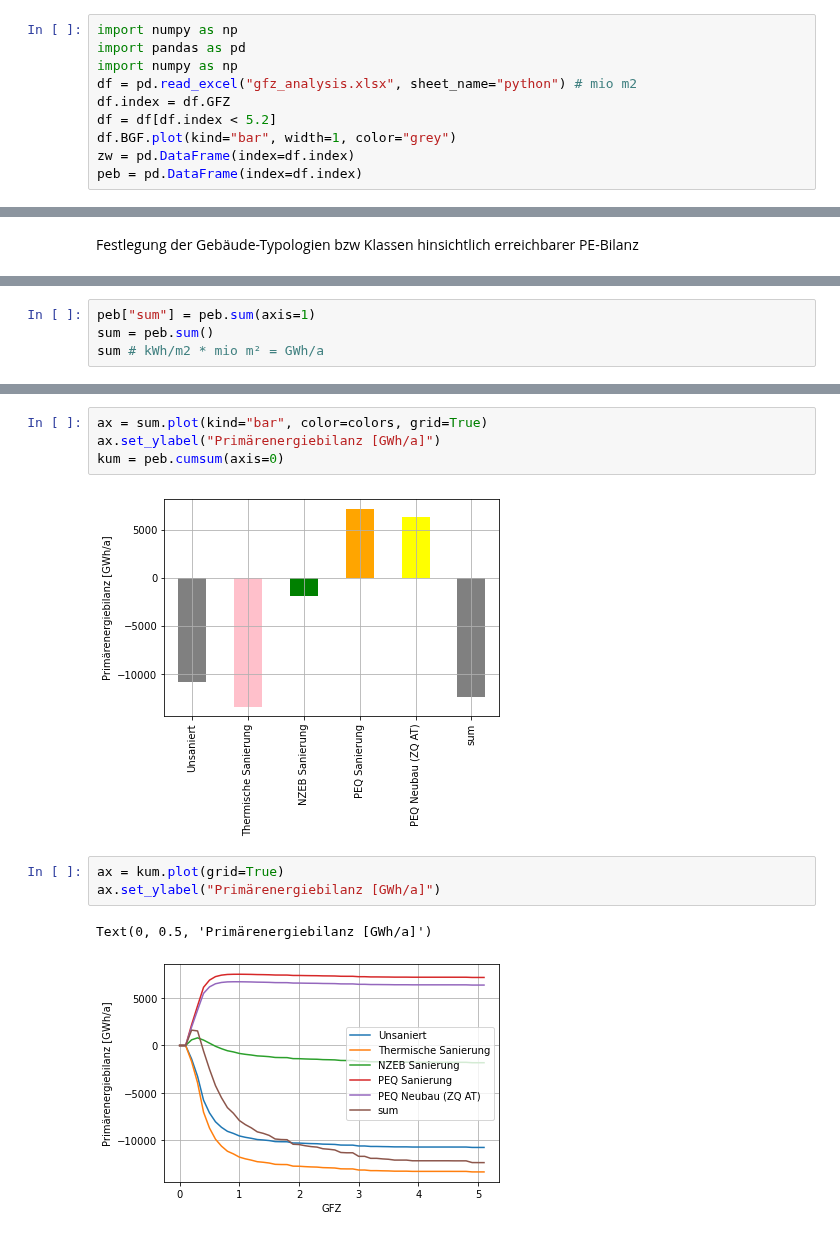
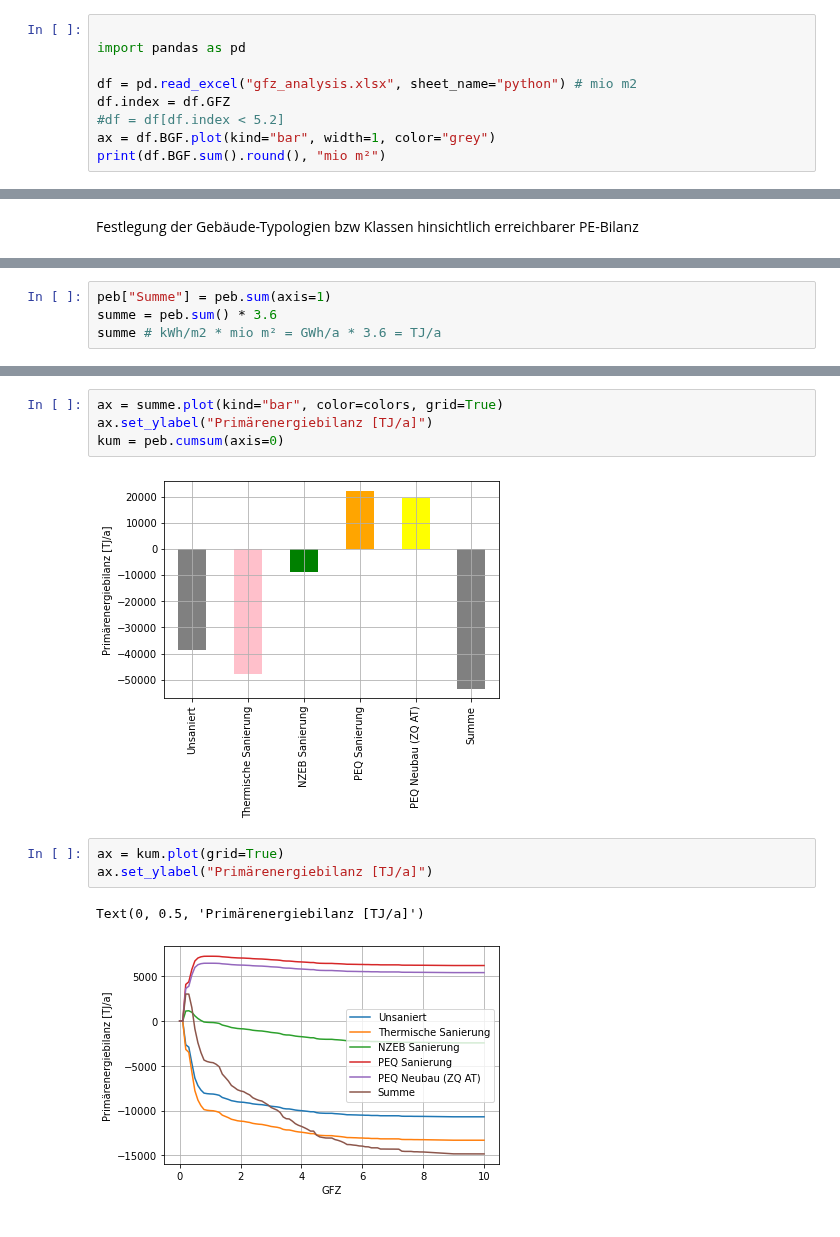
Before and after one commit to simonschaluppe/peexcel, a Jupyter notebook: zqat/zq_at_building_sector.ipynb, the cells around one changed output, grey strips where cells are left out. Cells and saved outputs as stored; diff of their text form.

```diff
--- a/zqat/zq_at_building_sector.ipynb
+++ b/zqat/zq_at_building_sector.ipynb
@@ -1,13 +1,12 @@
 # %% [markdown]
 Verteilung der Bruttogrundflächen je Geschoßflächenanzahl in Österreich
 # %%
-import numpy as np
+
 import pandas as pd
-import numpy as np
+
 df = pd.read_excel("gfz_analysis.xlsx", sheet_name="python") # mio m2
 df.index = df.GFZ
-df = df[df.index < 5.2]
-df.BGF.plot(kind="bar", width=1, color="grey")
-zw = pd.DataFrame(index=df.index)
-peb = pd.DataFrame(index=df.index)
+#df = df[df.index < 5.2]
+ax = df.BGF.plot(kind="bar", width=1, color="grey")
+print(df.BGF.sum().round(), "mio m²")
 # %% [output]
@@ -85,5 +88,5 @@ peb.plot(color=colors)
 # %%
-peb["sum"] = peb.sum(axis=1)
-sum = peb.sum()
-sum # kWh/m2 * mio m² = GWh/a
+peb["Summe"] = peb.sum(axis=1)
+summe = peb.sum() * 3.6
+summe # kWh/m2 * mio m² = GWh/a * 3.6 = TJ/a
 # %% [output]
@@ -96,13 +99,13 @@ sum                    -12347.630404
 dtype: float64
 # %%
-ax = sum.plot(kind="bar", color=colors, grid=True)
-ax.set_ylabel("Primärenergiebilanz [GWh/a]")
+ax = summe.plot(kind="bar", color=colors, grid=True)
+ax.set_ylabel("Primärenergiebilanz [TJ/a]")
 kum = peb.cumsum(axis=0)
 # %% [output]
-[figure, old version]
+[figure, new version]
 # %%
 ax = kum.plot(grid=True)
-ax.set_ylabel("Primärenergiebilanz [GWh/a]")
+ax.set_ylabel("Primärenergiebilanz [TJ/a]")
 # %% [output]
-Text(0, 0.5, 'Primärenergiebilanz [GWh/a]')
+Text(0, 0.5, 'Primärenergiebilanz [TJ/a]')
-[figure, old version]
+[figure, new version]
```
Also changed, not shown: parts of 7 cells of this notebook, 4 other files.
